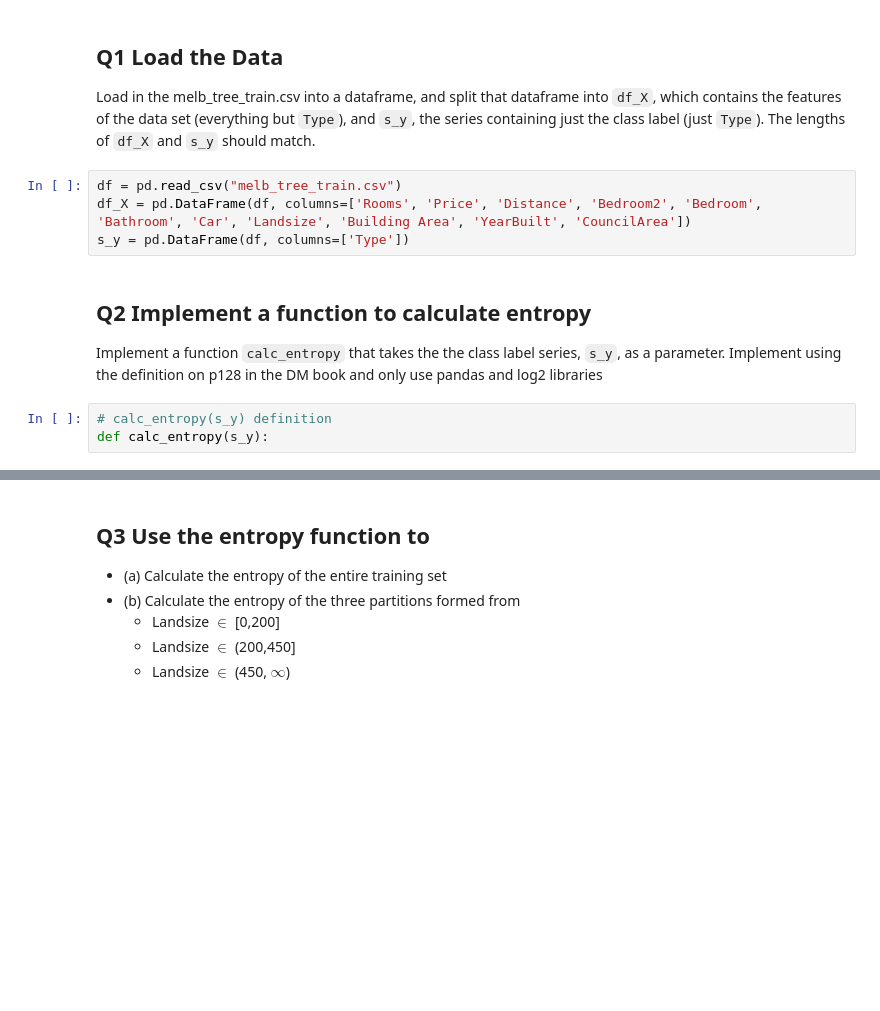
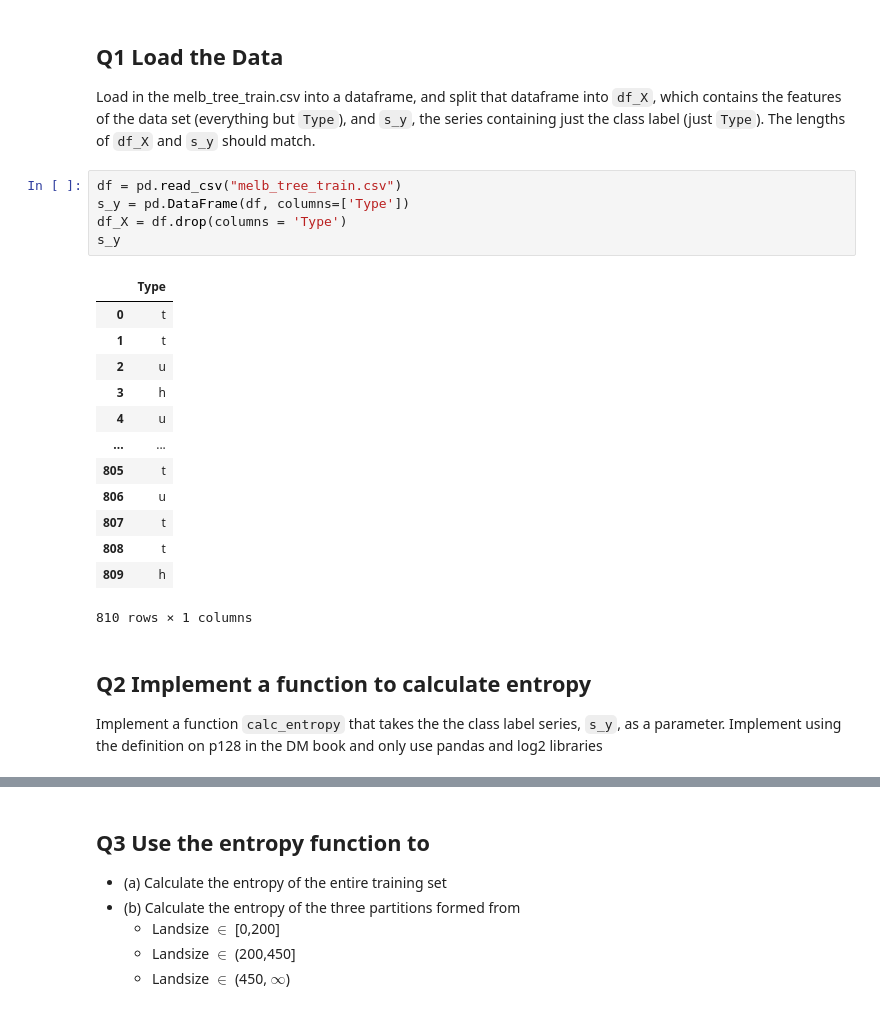
Before and after one commit to matihfg/DataAnalytics-SP21, a Jupyter notebook: CS329E_HW4.ipynb, the cells around one changed output, grey strips where cells are left out. Cells and saved outputs as stored; diff of their text form; blank space fills up the shorter version.

```diff
--- a/CS329E_HW4.ipynb
+++ b/CS329E_HW4.ipynb
@@ -42,11 +40,23 @@ ModuleNotFoundError: No module named 'graphviz'
 Load in the melb_tree_train.csv into a dataframe, and split that dataframe into `df_X`, which contains the features of the data set (everything but `Type`), and `s_y`, the series containing just the class label (just `Type`). The lengths of `df_X` and `s_y` should match.
 # %%
 df = pd.read_csv("melb_tree_train.csv")
-df_X = pd.DataFrame(df, columns=['Rooms', 'Price', 'Distance', 'Bedroom2', 'Bedroom', 'Bathroom', 'Car', 'Landsize', 'Building Area', 'YearBuilt', 'CouncilArea'])
 s_y = pd.DataFrame(df, columns=['Type'])
+df_X = df.drop(columns = 'Type')
+s_y
+# %% [output]
+|  | Type |
+| 0 | t |
+| 1 | t |
+| 2 | u |
+| 3 | h |
+| 4 | u |
+| ... | ... |
+| 805 | t |
+| 806 | u |
+| 807 | t |
+| 808 | t |
+| 809 | h |
+810 rows × 1 columns
 # %% [markdown]
 ## Q2 Implement a function to calculate entropy
 Implement a function `calc_entropy` that takes the the class label series, `s_y`, as a parameter. Implement using the definition on p128 in the DM book and only use pandas and log2 libraries
-# %%
-# calc_entropy(s_y) definition
-def calc_entropy(s_y):
```
Also changed, not shown: parts of 24 cells of this notebook.
